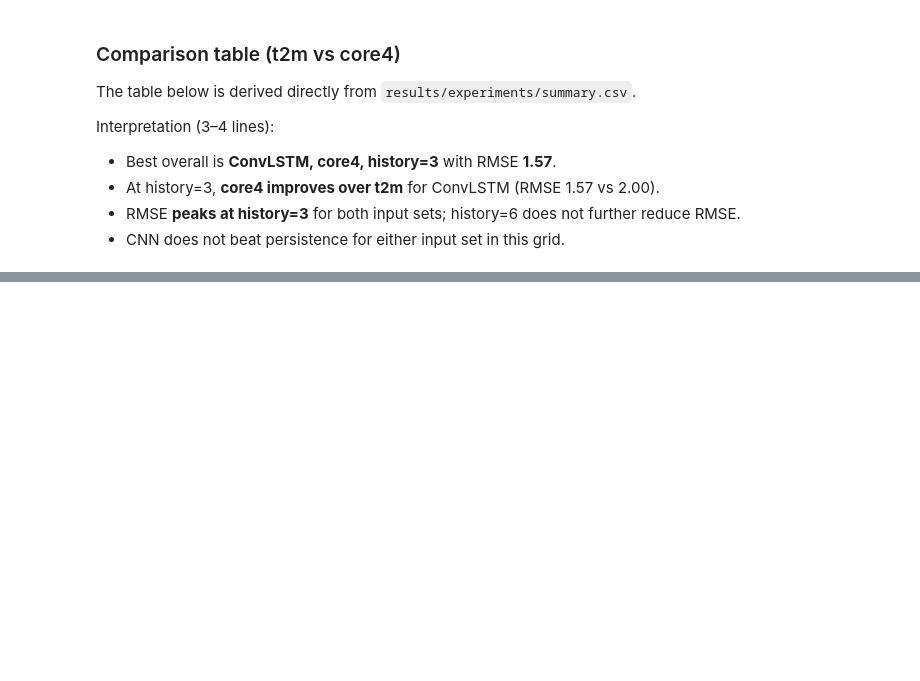
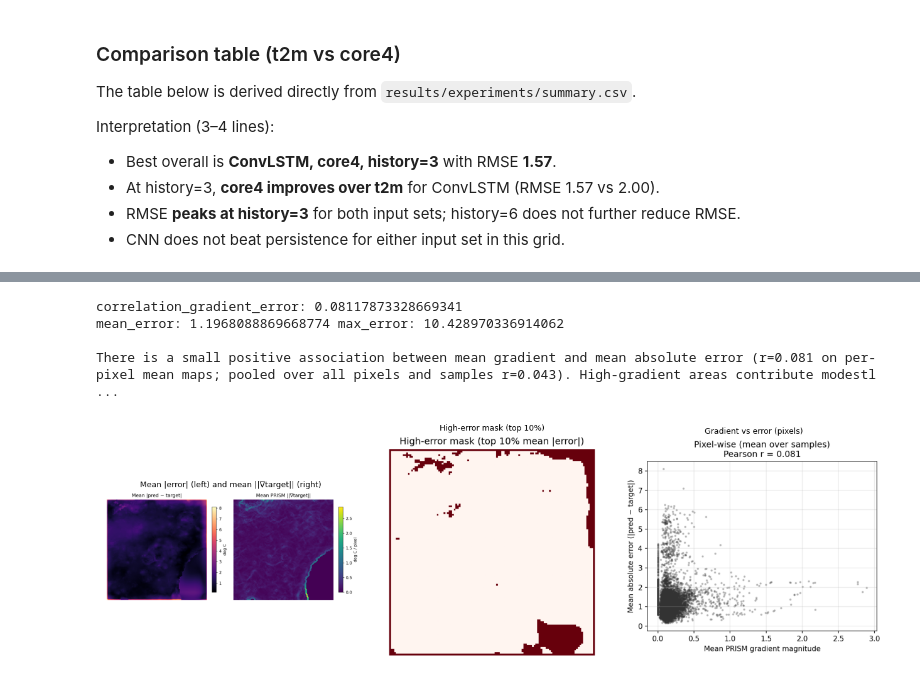
Before and after one commit to venkatavivekp-debug/robust-earth-forecast, a Jupyter notebook: notebooks/analysis.ipynb, the cells around one changed output, grey strips where cells are left out. Saved outputs shown, nothing was run; the diff lists cells and outputs as text; code cells hidden in the pictures; blank space fills up the shorter version.

```diff
--- a/notebooks/analysis.ipynb
+++ b/notebooks/analysis.ipynb
@@ -288,0 +297,39 @@ Interpretation (3–4 lines):
+# %%
+import json
+from pathlib import Path
+
+import matplotlib.pyplot as plt
+
+err_json = ROOT / "docs" / "experiments" / "error_analysis.json"
+img_dir = ROOT / "docs" / "images"
+
+if not err_json.exists():
+    raise FileNotFoundError(
+        f"Missing {err_json}. Run: python scripts/spatial_error_analysis.py"
+    )
+
+metrics = json.loads(err_json.read_text())
+print("correlation_gradient_error:", metrics.get("correlation_gradient_error"))
+print("mean_error:", metrics.get("mean_error"), "max_error:", metrics.get("max_error"))
+print()
+print(metrics.get("conclusion_text", ""))
+
+fig, axes = plt.subplots(1, 3, figsize=(12.5, 3.8), constrained_layout=True)
+for ax, name, title in [
+    (axes[0], "mean_abs_error_and_gradient.png", "Mean |error| (left) and mean ||∇target|| (right)"),
+    (axes[1], "high_error_mask.png", "High-error mask (top 10%)"),
+    (axes[2], "scatter_gradient_vs_error.png", "Gradient vs error (pixels)"),
+]:
+    p = img_dir / name
+    if not p.exists():
+        raise FileNotFoundError(p)
+    ax.imshow(plt.imread(p))
+    ax.set_title(title, fontsize=9)
+    ax.axis("off")
+plt.show()
+# %% [output]
+correlation_gradient_error: 0.08117873328669341
+mean_error: 1.1968088869668774 max_error: 10.428970336914062
+
+There is a small positive association between mean gradient and mean absolute error (r=0.081 on per-pixel mean maps; pooled over all pixels and samples r=0.043). High-gradient areas contribute modestl ...
+[figure, added]
```
Also changed, not shown: parts of 2 cells of this notebook, 6 other files.
